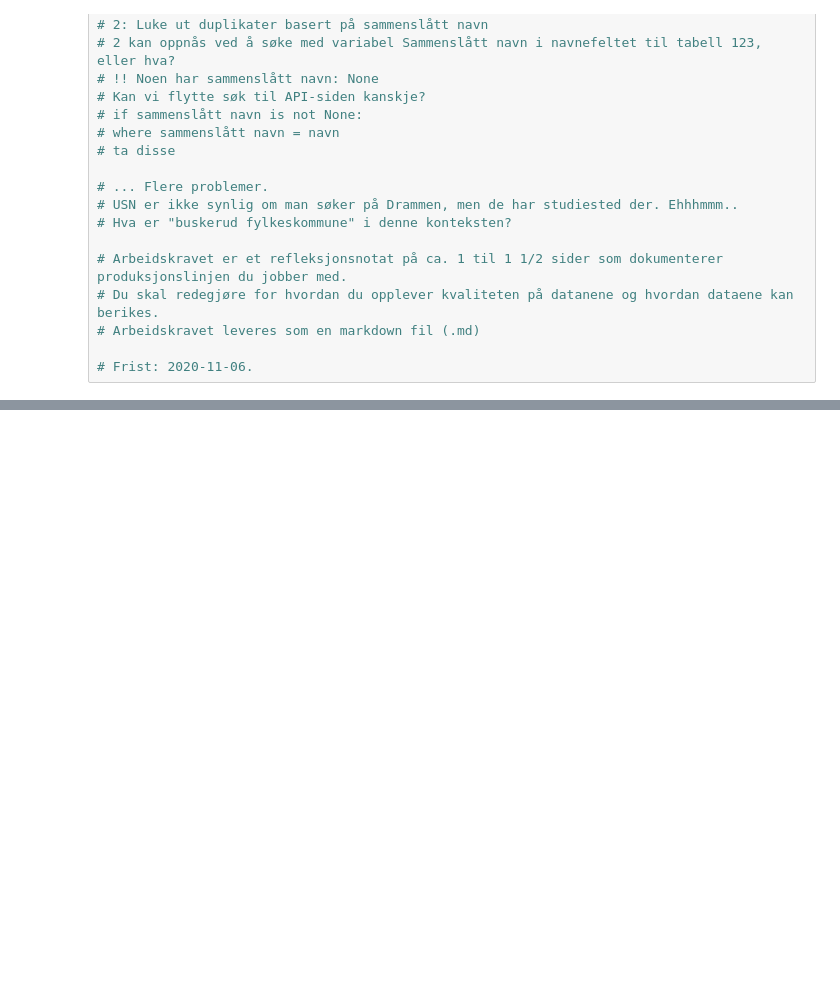
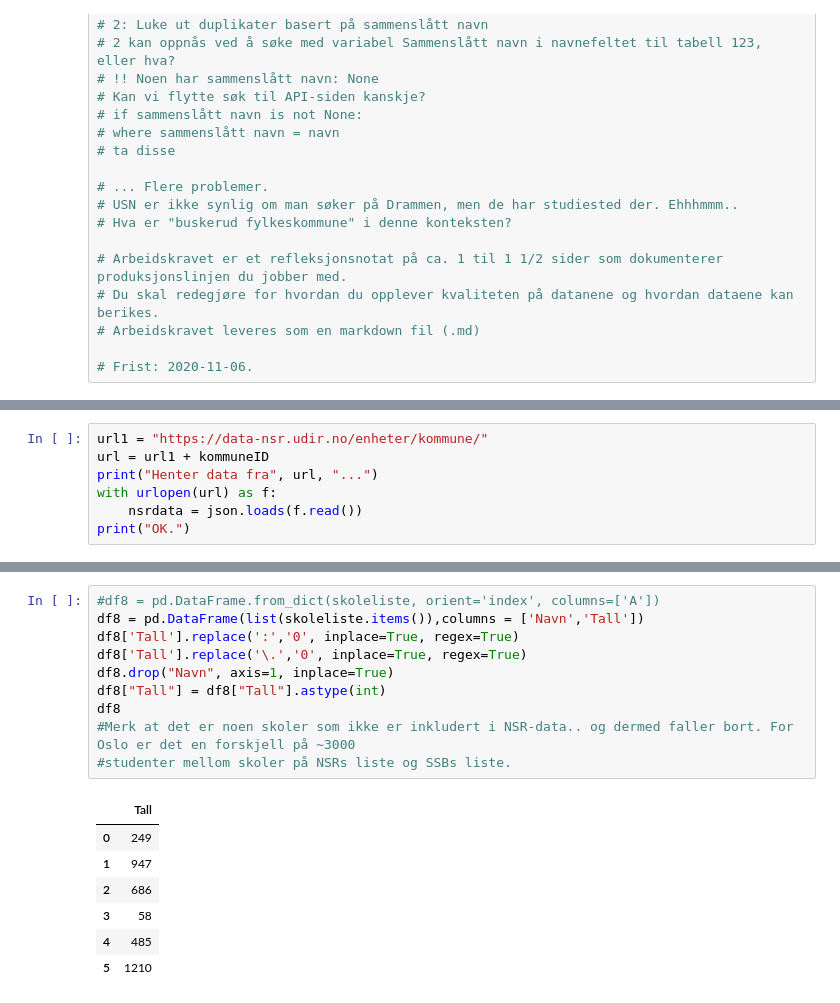
Before and after one commit to MoistCaesar/MBIB-4140, a Jupyter notebook: produksjonslinje.ipynb, the cells around one changed output, grey strips where cells are left out. Cells and saved outputs as stored; diff of their text form; blank space fills up the shorter version.

```diff
--- a/produksjonslinje.ipynb
+++ b/produksjonslinje.ipynb
@@ -286,0 +1450,7 @@ Renser data...
+# %%
+url1 = "https://data-nsr.udir.no/enheter/kommune/"
+url = url1 + kommuneID
+print("Henter data fra", url, "...")
+with urlopen(url) as f:
+    nsrdata = json.loads(f.read())
+print("OK.")
@@ -286,0 +1494,18 @@ Renser data...
+# %%
+#df8 = pd.DataFrame.from_dict(skoleliste, orient='index', columns=['A'])
+df8 = pd.DataFrame(list(skoleliste.items()),columns = ['Navn','Tall'])
+df8['Tall'].replace(':','0', inplace=True, regex=True)
+df8['Tall'].replace('\.','0', inplace=True, regex=True)
+df8.drop("Navn", axis=1, inplace=True)
+df8["Tall"] = df8["Tall"].astype(int)
+df8
+#Merk at det er noen skoler som ikke er inkludert i NSR-data.. og dermed faller bort. For Oslo er det en forskjell på ~3000
+#studenter mellom skoler på NSRs liste og SSBs liste.
+# %% [output]
+|  | Tall |
+| 0 | 249 |
+| 1 | 947 |
+| 2 | 686 |
+| 3 | 58 |
+| 4 | 485 |
+| 5 | 1210 |
```
Also changed, not shown: parts of 24 cells of this notebook, 1 other file.
